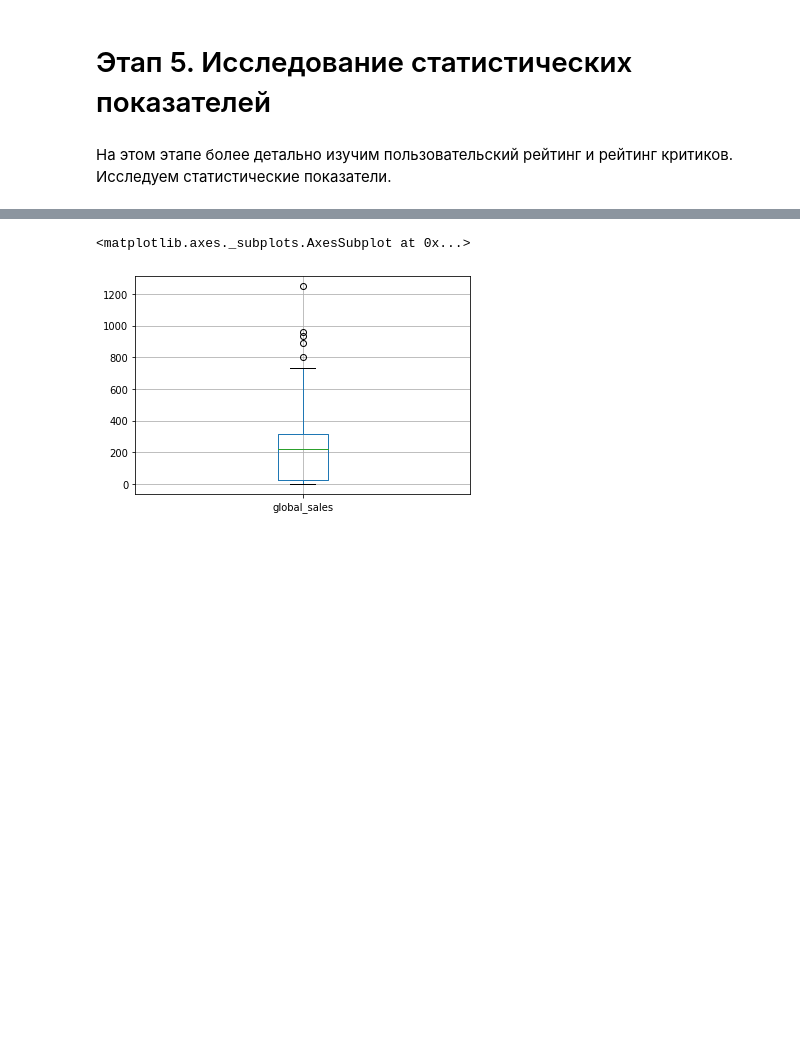
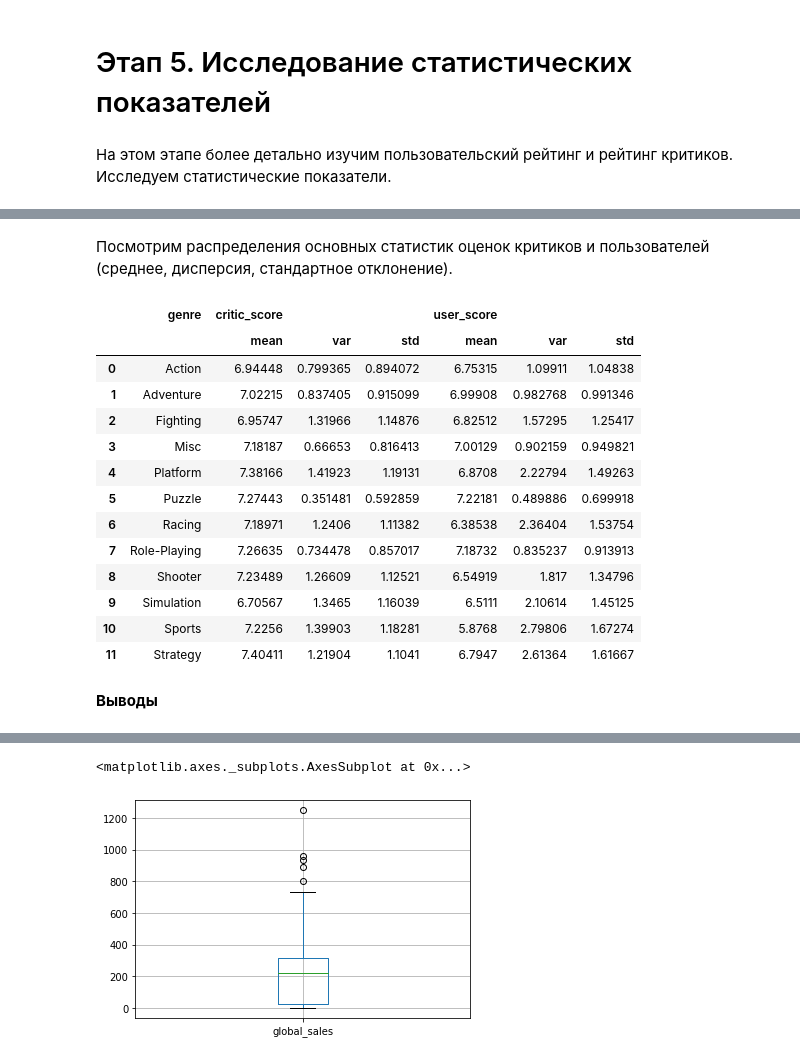
Before and after one commit to nktnlx/data_analysis_portfolio, a Jupyter notebook: video_games_sales.ipynb, the cells around one changed output, grey strips where cells are left out. Cells and saved outputs as stored; diff of their text form; code cells hidden in the pictures; blank space fills up the shorter version.

```diff
--- a/video_games_sales.ipynb
+++ b/video_games_sales.ipynb
@@ -1806,0 +1839,31 @@ plt.title('Распределение продаж игр по регионам
+# %% [markdown]
+Посмотрим распределения основных статистик оценок критиков и пользователей (среднее, дисперсия, стандартное отклонение).
+# %%
+# подсчет статистик
+# зеленым подсвечены максимальные значения по каждому столбцу,
+# красным подсчечены минимальные значения по каждому столбцу
+df_5_wide = df_4.assign(critic_score= lambda x: x.critic_score / 10) \
+    .groupby('genre', as_index=False)\
+    .agg({'critic_score': ['mean', 'var', 'std'],
+          'user_score': ['mean', 'var', 'std']}) \
+    .style.highlight_min(axis=0, color='#FFC3C2') \
+    .highlight_max(axis=0, color='#D8ECC1')
+
+df_5_wide
+# %% [output]
+|  | genre | critic_score |  |  | user_score |  |  |
+|  |  | mean | var | std | mean | var | std |
+| 0 | Action | 6.94448 | 0.799365 | 0.894072 | 6.75315 | 1.09911 | 1.04838 |
+| 1 | Adventure | 7.02215 | 0.837405 | 0.915099 | 6.99908 | 0.982768 | 0.991346 |
+| 2 | Fighting | 6.95747 | 1.31966 | 1.14876 | 6.82512 | 1.57295 | 1.25417 |
+| 3 | Misc | 7.18187 | 0.66653 | 0.816413 | 7.00129 | 0.902159 | 0.949821 |
+| 4 | Platform | 7.38166 | 1.41923 | 1.19131 | 6.8708 | 2.22794 | 1.49263 |
+| 5 | Puzzle | 7.27443 | 0.351481 | 0.592859 | 7.22181 | 0.489886 | 0.699918 |
+| 6 | Racing | 7.18971 | 1.2406 | 1.11382 | 6.38538 | 2.36404 | 1.53754 |
+| 7 | Role-Playing | 7.26635 | 0.734478 | 0.857017 | 7.18732 | 0.835237 | 0.913913 |
+| 8 | Shooter | 7.23489 | 1.26609 | 1.12521 | 6.54919 | 1.817 | 1.34796 |
+| 9 | Simulation | 6.70567 | 1.3465 | 1.16039 | 6.5111 | 2.10614 | 1.45125 |
+| 10 | Sports | 7.2256 | 1.39903 | 1.18281 | 5.8768 | 2.79806 | 1.67274 |
+| 11 | Strategy | 7.40411 | 1.21904 | 1.1041 | 6.7947 | 2.61364 | 1.61667 |
+# %% [markdown]
+**Выводы**
```
Also changed, not shown: parts of 8 cells of this notebook.
